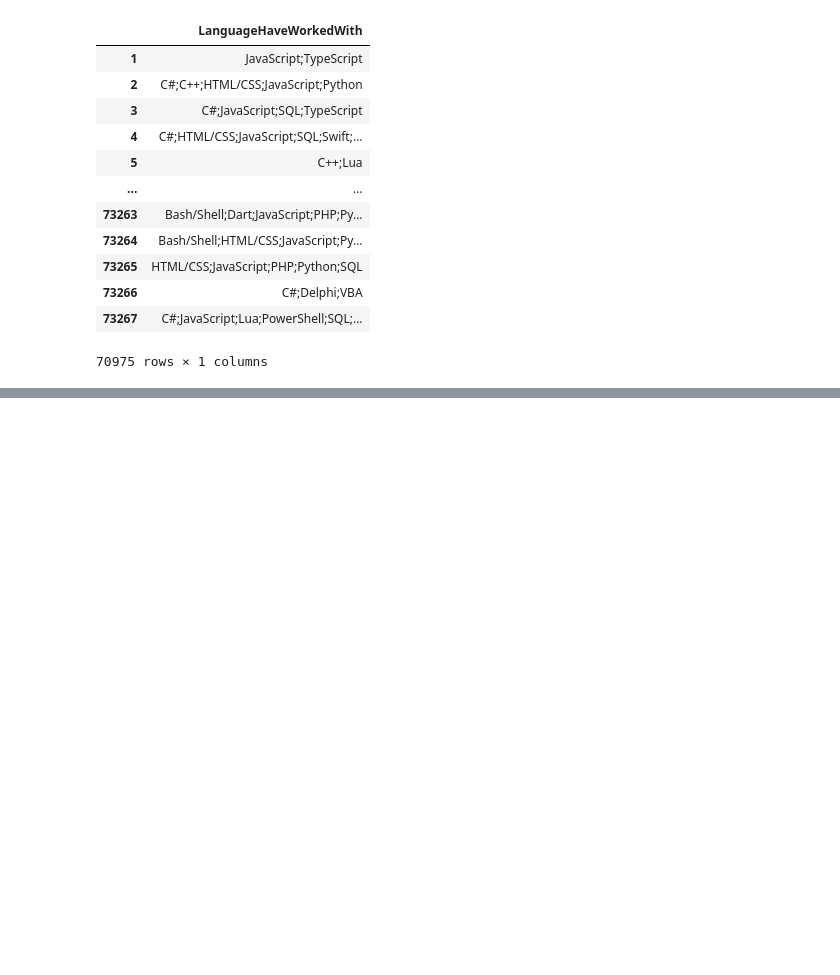
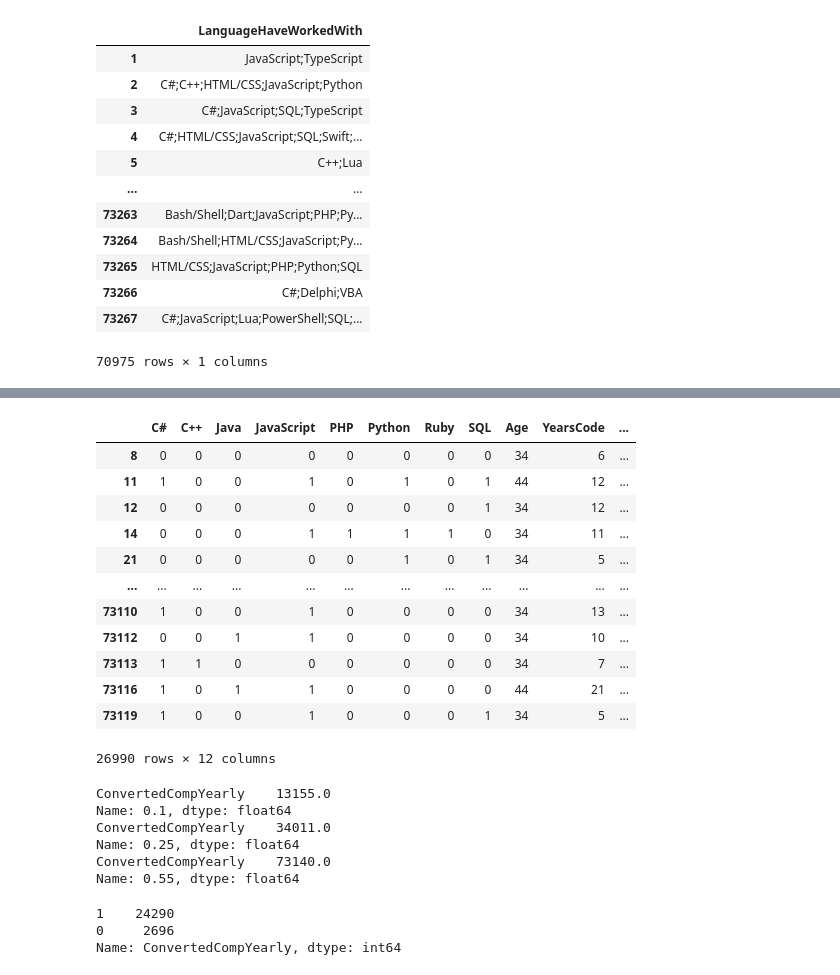
Before and after one commit to imruljubair/Mining-the-Insights-of-SODS, a Jupyter notebook: DataMiningProj.ipynb, the cells around one changed output, grey strips where cells are left out. Cells and saved outputs as stored; diff of their text form; code cells hidden in the pictures; blank space fills up the shorter version.

```diff
--- a/DataMiningProj.ipynb
+++ b/DataMiningProj.ipynb
@@ -728,0 +922,51 @@ frequent_itemsets
+# %%
+dt_df = edf2.copy().dropna()
+dt_df.columns = dt_df.columns.get_level_values(0)
+dfmin = dt_df['ConvertedCompYearly'].min()
+dfmax = dt_df['ConvertedCompYearly'].max()
+val = (dt_df['ConvertedCompYearly'] - dfmin) / (dfmax - dfmin)
+dt_df['ConvertedCompYearly'] = val
+# print(dt_df['ConvertedCompYearly'].isnull().values.any())
+dt_df
+# %% [output]
+|  | C# | C++ | Java | JavaScript | PHP | Python | Ruby | SQL | Age | YearsCode | ... |
+| 8 | 0 | 0 | 0 | 0 | 0 | 0 | 0 | 0 | 34 | 6 | ... |
+| 11 | 1 | 0 | 0 | 1 | 0 | 1 | 0 | 1 | 44 | 12 | ... |
+| 12 | 0 | 0 | 0 | 0 | 0 | 0 | 0 | 1 | 34 | 12 | ... |
+| 14 | 0 | 0 | 0 | 1 | 1 | 1 | 1 | 0 | 34 | 11 | ... |
+| 21 | 0 | 0 | 0 | 0 | 0 | 1 | 0 | 1 | 34 | 5 | ... |
+| ... | ... | ... | ... | ... | ... | ... | ... | ... | ... | ... | ... |
+| 73110 | 1 | 0 | 0 | 1 | 0 | 0 | 0 | 0 | 34 | 13 | ... |
+| 73112 | 0 | 0 | 1 | 1 | 0 | 0 | 0 | 0 | 34 | 10 | ... |
+| 73113 | 1 | 1 | 0 | 0 | 0 | 0 | 0 | 0 | 34 | 7 | ... |
+| 73116 | 1 | 0 | 1 | 1 | 0 | 0 | 0 | 0 | 44 | 21 | ... |
+| 73119 | 1 | 0 | 0 | 1 | 0 | 0 | 0 | 1 | 34 | 5 | ... |
+26990 rows × 12 columns
+# %%
+print(dt_df["ConvertedCompYearly"].quantile(0.10))
+print(dt_df["ConvertedCompYearly"].quantile(0.25))
+print(dt_df["ConvertedCompYearly"].quantile(0.55))
+# %% [output]
+ConvertedCompYearly    13155.0
+Name: 0.1, dtype: float64
+ConvertedCompYearly    34011.0
+Name: 0.25, dtype: float64
+ConvertedCompYearly    73140.0
+Name: 0.55, dtype: float64
+# %%
+dt_df2 = dt_df.copy().dropna()
+dt_df2['ConvertedCompYearly'] = pd.cut(x = dt_df2['ConvertedCompYearly'],
+                                      bins = [0.,
+                                              dt_df2["ConvertedCompYearly"].quantile(0.10),
+                                              # dt_df2["ConvertedCompYearly"].quantile(0.75),
+                                              np.Inf],
+                                      labels=[0, 1])
+# dt_df
+dt_df2.to_csv('./dt_fd2.csv')
+dt_df2 = dt_df2.dropna()
+dt_df2['ConvertedCompYearly'].value_counts()
+# dt_df['ConvertedCompYearly'].isnull().values.any()
+# %% [output]
+1    24290
+0     2696
+Name: ConvertedCompYearly, dtype: int64
```
Also changed, not shown: parts of 30 cells of this notebook.
